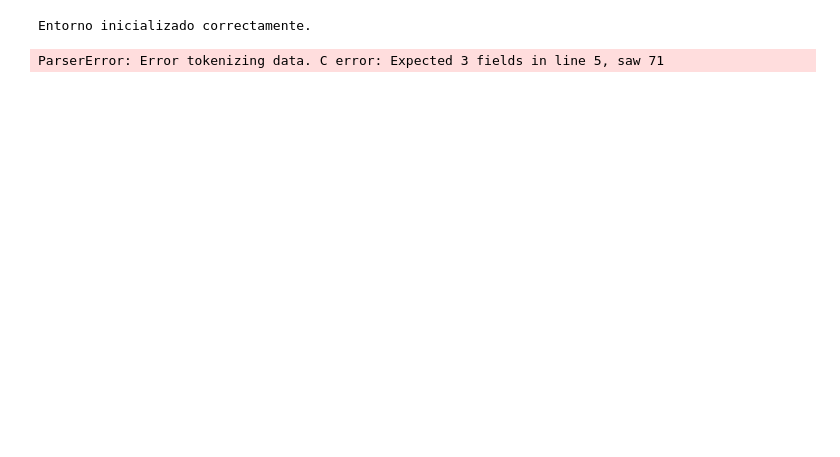
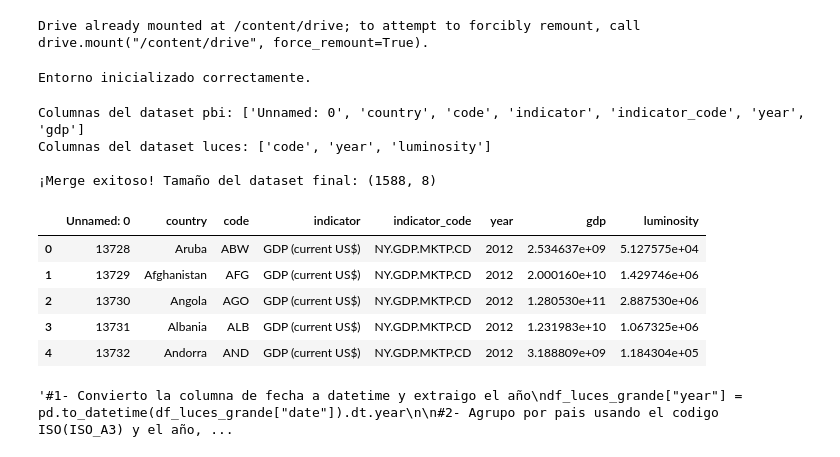
Before and after one commit to ulloaroman/analisis-pbi-luminosidad, a Jupyter notebook: notebooks/analisis_luminosidad.ipynb, the cells around one changed output. Cells and saved outputs as stored; diff of their text form; code cells hidden in the pictures; blank space fills up the shorter version.

```diff
--- a/notebooks/analisis_luminosidad.ipynb
+++ b/notebooks/analisis_luminosidad.ipynb
@@ -1,5 +1,11 @@
 # %% [markdown]
 <a href="https://colab.research.google.com/github/ulloaroman/analisis-pbi-luminosidad/blob/main/notebooks/analisis_luminosidad.ipynb" target="_parent"><img src="https://colab.research.google.com/assets/colab-badge.svg" alt="Open In Colab"/></a>
+# %%
+#Use mi Drive para subir el archivo que incluye los datos de luminosidad ya que es un archivo muy grande, por lo que voy a hacer un archivo solo con lo que necesito
+"""from google.colab import drive
+drive.mount('/content/drive')"""
+# %% [output]
+Drive already mounted at /content/drive; to attempt to forcibly remount, call drive.mount("/content/drive", force_remount=True).
 # %%
 # Importo librerías
 import pandas as pd
@@ -17,19 +23,60 @@ plt.rcParams['axes.labelsize'] = 12
 print("Entorno inicializado correctamente.")
 # %% [output]
 Entorno inicializado correctamente.
-# %%
-import pandas as pd
-
-#Comienzo a cargar las rutas de los datasets
-url_kaggle = "https://raw.githubusercontent.com/ulloaroman/analisis-pbi-luminosidad/refs/heads/main/data/raw/gdp_melted.csv"
-url_bm = "https://raw.githubusercontent.com/ulloaroman/analisis-pbi-luminosidad/refs/heads/main/data/raw/API_NY.GDP.PCAP.CD_DS2_en_csv_v2_1529.csv"
-
-#Subo los datasets( utilizo autocompletado de las lineas cuando chequeo que es lo que necesito )
-df_kaggle = pd.read_csv(url_kaggle)
-df_bm = pd.read_csv(url_bm)
-
-#Comienzo la exploracion inicial de los datos
-print("Columnas de Kaggle:", df_kaggle.columns.tolist())
-display(df_kaggle.head())
-# %% [output]
-ParserError: Error tokenizing data. C error: Expected 3 fields in line 5, saw 71
+# %%
+import pandas as pd
+
+#Comienzo a cargar las rutas de los datasets
+url_pbi = "https://raw.githubusercontent.com/ulloaroman/analisis-pbi-luminosidad/refs/heads/main/data/raw/gdp_melted.csv"
+"""ruta_luces_original = "/content/drive/MyDrive/ntl_adm2_monthly_all.csv" """
+url_luces = "https://raw.githubusercontent.com/ulloaroman/analisis-pbi-luminosidad/refs/heads/main/data/raw/luces_por_pais.csv"
+
+#Subo los datasets( utilizo autocompletado de las lineas cuando chequeo que es lo que necesito )
+df_pbi = pd.read_csv(url_pbi)
+"""df_luces_grande_original = pd.read_csv(ruta_luces)"""
+df_luces = pd.read_csv(url_luces)
+
+
+#Comienzo la exploracion inicial de los datos:
+
+#Visualizo las columnas de los datasets llevando sus respectivos nombres a una lista para poder manipularla
+print("Columnas del dataset pbi:", df_pbi.columns.tolist())
+print("Columnas del dataset luces:", df_luces.columns.tolist())
+"""print("Columnas de luces(original):", df_luces_grande.columns.tolist())"""
+#Cruzo las dos tablas por PAIS y por AÑO ( le pedi a Gemini que me recuerde como cruzar dos tablas usando el prompt "Explicame brevemente como utilizar merge para cruzar las dos tablas de datos")
+df_final = pd.merge(df_pbi, df_luces, on=['code', 'year'], how='inner')
+df_final = df_final.dropna(subset=['gdp', 'luminosity']).reset_index(drop=True)
+
+
+"""display(df_luces_grande.head(3))"""
+
+#Ahora lo que voy a hacer es achicar el archivo de luminosidad para que quede solo lo que necesito
+
+"""#1- Convierto la columna de fecha a datetime y extraigo el año
+df_luces_grande["year"] = pd.to_datetime(df_luces_grande["date"]).dt.year
+
+#2- Agrupo por pais usando el codigo ISO(ISO_A3) y el año, agregando tambien la luminosidad total(ntl_sum)
+df_luces_agrupado = df_luces_grande.groupby(["ISO_A3", "year"], as_index=False)["ntl_sum"].sum()
+
+#3- Renombro las columnas para que se adecue perfectamente al archivo del PBI
+df_luces_agrupado.rename(columns={"ISO_A3": "code", "ntl_sum": "luminosity"}, inplace=True)
+
+#4- Guardo esta porcion del dataset como csv
+df_luces_agrupado.to_csv("luces_por_pais.csv", index=False)
+
+print("¡Archivo reducido con éxito!")
+print("Filas del dataset gigante (ADM2):", len(df_luces_grande))#Comparo las filas del dataset original y las del nuevo
+print("Filas del dataset agrupado (ADM0):", len(df_luces_agrupado))
+display(df_luces_agrupado.head())"""
+# %% [output]
+Columnas del dataset pbi: ['Unnamed: 0', 'country', 'code', 'indicator', 'indicator_code', 'year', 'gdp']
+Columnas del dataset luces: ['code', 'year', 'luminosity']
+
+¡Merge exitoso! Tamaño del dataset final: (1588, 8)
+|  | Unnamed: 0 | country | code | indicator | indicator_code | year | gdp | luminosity |
+| 0 | 13728 | Aruba | ABW | GDP (current US$) | NY.GDP.MKTP.CD | 2012 | 2.534637e+09 | 5.127575e+04 |
+| 1 | 13729 | Afghanistan | AFG | GDP (current US$) | NY.GDP.MKTP.CD | 2012 | 2.000160e+10 | 1.429746e+06 |
+| 2 | 13730 | Angola | AGO | GDP (current US$) | NY.GDP.MKTP.CD | 2012 | 1.280530e+11 | 2.887530e+06 |
+| 3 | 13731 | Albania | ALB | GDP (current US$) | NY.GDP.MKTP.CD | 2012 | 1.231983e+10 | 1.067325e+06 |
+| 4 | 13732 | Andorra | AND | GDP (current US$) | NY.GDP.MKTP.CD | 2012 | 3.188809e+09 | 1.184304e+05 |
+'#1- Convierto la columna de fecha a datetime y extraigo el año\ndf_luces_grande["year"] = pd.to_datetime(df_luces_grande["date"]).dt.year\n\n#2- Agrupo por pais usando el codigo ISO(ISO_A3) y el año, ...
```
Also changed, not shown: parts of 9 cells of this notebook.
